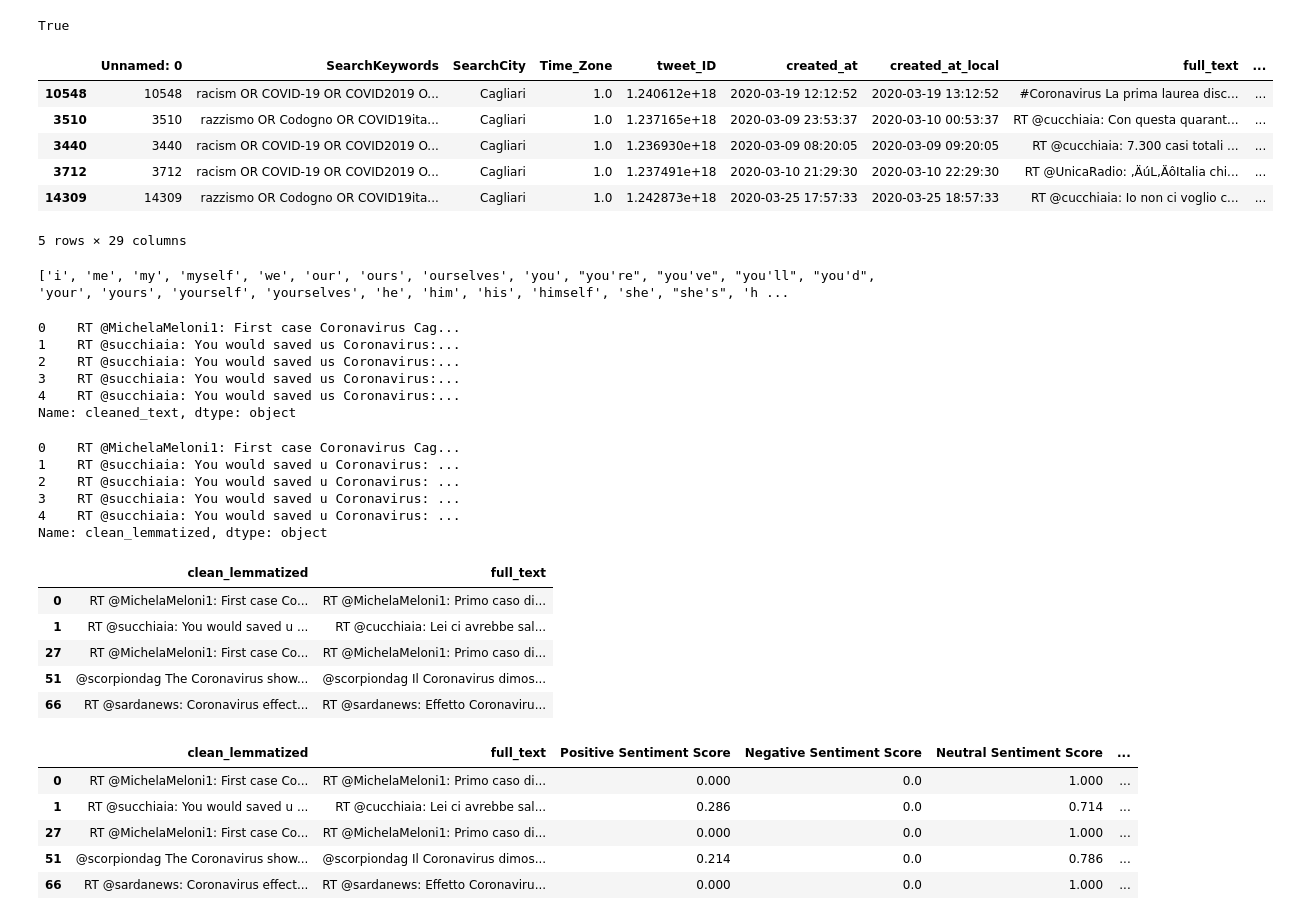
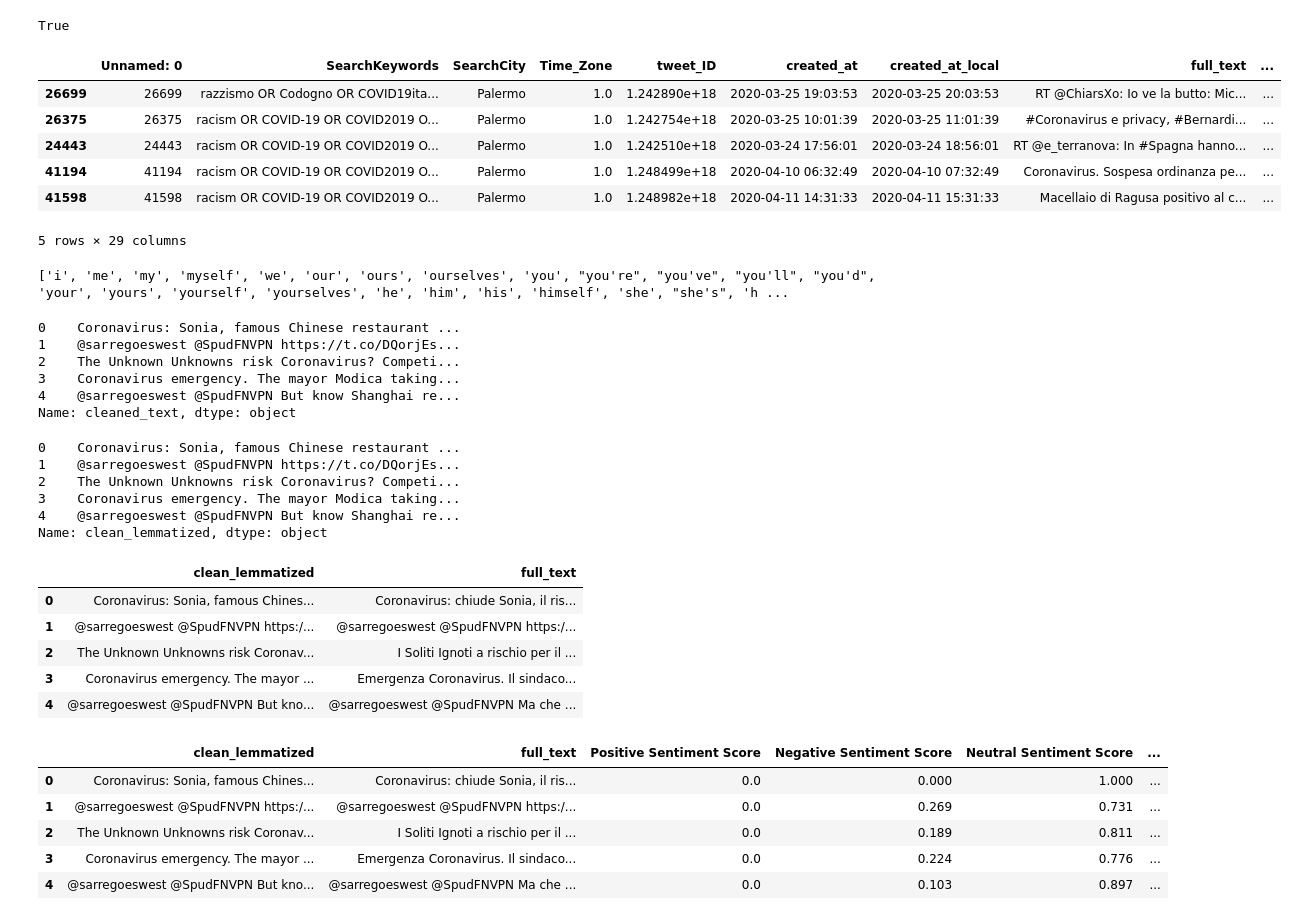
Before and after one commit to HDMA-SDSU/Translate-Tweets, a Jupyter notebook: sentiment-analysis/Sentiment-Analysis.ipynb, the cells around one changed output. Drawn from its saved outputs; the diff is of its cells as text; code cells hidden in the pictures.

```diff
--- a/sentiment-analysis/Sentiment-Analysis.ipynb
+++ b/sentiment-analysis/Sentiment-Analysis.ipynb
@@ -15,15 +15,16 @@ nltk.download('wordnet')
 True
 # %%
 # Read in data here
-text_data = pd.read_excel('C:\\Users\\jackm\\Documents\\COVID-CrowdFight\\data\\200514 - Jack\\Translated-Cagliari.xlsx')
+location_name = "Palermo"
+text_data = pd.read_excel('C:\\Users\\jackm\\Documents\\COVID-CrowdFight\\data\\200514 - Jack\\Translated-Palermo.xlsx')
 display(text_data.sample(5))
 # %% [output]
 |  | Unnamed: 0 | SearchKeywords | SearchCity | Time_Zone | tweet_ID | created_at | created_at_local | full_text | ... |
-| 10548 | 10548 | racism OR COVID-19 OR COVID2019 O... | Cagliari | 1.0 | 1.240612e+18 | 2020-03-19 12:12:52 | 2020-03-19 13:12:52 | #Coronavirus La prima laurea disc... | ... |
-| 3510 | 3510 | razzismo OR Codogno OR COVID19ita... | Cagliari | 1.0 | 1.237165e+18 | 2020-03-09 23:53:37 | 2020-03-10 00:53:37 | RT @cucchiaia: Con questa quarant... | ... |
-| 3440 | 3440 | racism OR COVID-19 OR COVID2019 O... | Cagliari | 1.0 | 1.236930e+18 | 2020-03-09 08:20:05 | 2020-03-09 09:20:05 | RT @cucchiaia: 7.300 casi totali ... | ... |
-| 3712 | 3712 | racism OR COVID-19 OR COVID2019 O... | Cagliari | 1.0 | 1.237491e+18 | 2020-03-10 21:29:30 | 2020-03-10 22:29:30 | RT @UnicaRadio: ‚ÄúL‚ÄôItalia chi... | ... |
-| 14309 | 14309 | razzismo OR Codogno OR COVID19ita... | Cagliari | 1.0 | 1.242873e+18 | 2020-03-25 17:57:33 | 2020-03-25 18:57:33 | RT @cucchiaia: Io non ci voglio c... | ... |
+| 26699 | 26699 | razzismo OR Codogno OR COVID19ita... | Palermo | 1.0 | 1.242890e+18 | 2020-03-25 19:03:53 | 2020-03-25 20:03:53 | RT @ChiarsXo: Io ve la butto: Mic... | ... |
+| 26375 | 26375 | racism OR COVID-19 OR COVID2019 O... | Palermo | 1.0 | 1.242754e+18 | 2020-03-25 10:01:39 | 2020-03-25 11:01:39 | #Coronavirus e privacy, #Bernardi... | ... |
+| 24443 | 24443 | racism OR COVID-19 OR COVID2019 O... | Palermo | 1.0 | 1.242510e+18 | 2020-03-24 17:56:01 | 2020-03-24 18:56:01 | RT @e_terranova: In #Spagna hanno... | ... |
+| 41194 | 41194 | racism OR COVID-19 OR COVID2019 O... | Palermo | 1.0 | 1.248499e+18 | 2020-04-10 06:32:49 | 2020-04-10 07:32:49 | Coronavirus. Sospesa ordinanza pe... | ... |
+| 41598 | 41598 | racism OR COVID-19 OR COVID2019 O... | Palermo | 1.0 | 1.248982e+18 | 2020-04-11 14:31:33 | 2020-04-11 15:31:33 | Macellaio di Ragusa positivo al c... | ... |
 5 rows × 29 columns
 # %%
 # Import english stop words
@@ -53,11 +54,11 @@ text_data['cleaned_text'] = text_data['cleaned_text'].apply(collapse_list_to_str
 
 display(text_data['cleaned_text'].head(5))
 # %% [output]
-0    RT @MichelaMeloni1: First case Coronavirus Cag...
-1    RT @succhiaia: You would saved us Coronavirus:...
-2    RT @succhiaia: You would saved us Coronavirus:...
-3    RT @succhiaia: You would saved us Coronavirus:...
-4    RT @succhiaia: You would saved us Coronavirus:...
+0    Coronavirus: Sonia, famous Chinese restaurant ...
+1    @sarregoeswest @SpudFNVPN https://t.co/DQorjEs...
+2    The Unknown Unknowns risk Coronavirus? Competi...
+3    Coronavirus emergency. The mayor Modica taking...
+4    @sarregoeswest @SpudFNVPN But know Shanghai re...
 Name: cleaned_text, dtype: object
 # %%
 # Lemmatize cleaned text (stem words)
@@ -74,22 +75,22 @@ text_data['clean_lemmatized'] = text_data['clean_lemmatized'].apply(collapse_lis
 
 display(text_data['clean_lemmatized'].head(5))
 # %% [output]
-0    RT @MichelaMeloni1: First case Coronavirus Cag...
-1    RT @succhiaia: You would saved u Coronavirus: ...
-2    RT @succhiaia: You would saved u Coronavirus: ...
-3    RT @succhiaia: You would saved u Coronavirus: ...
-4    RT @succhiaia: You would saved u Coronavirus: ...
+0    Coronavirus: Sonia, famous Chinese restaurant ...
+1    @sarregoeswest @SpudFNVPN https://t.co/DQorjEs...
+2    The Unknown Unknowns risk Coronavirus? Competi...
+3    Coronavirus emergency. The mayor Modica taking...
+4    @sarregoeswest @SpudFNVPN But know Shanghai re...
 Name: clean_lemmatized, dtype: object
 # %%
 output_df = pd.DataFrame(text_data[['clean_lemmatized','full_text']].drop_duplicates())
 display(output_df.head(5))
 # %% [output]
 |  | clean_lemmatized | full_text |
-| 0 | RT @MichelaMeloni1: First case Co... | RT @MichelaMeloni1: Primo caso di... |
-| 1 | RT @succhiaia: You would saved u ... | RT @cucchiaia: Lei ci avrebbe sal... |
-| 27 | RT @MichelaMeloni1: First case Co... | RT @MichelaMeloni1: Primo caso di... |
-| 51 | @scorpiondag The Coronavirus show... | @scorpiondag Il Coronavirus dimos... |
-| 66 | RT @sardanews: Coronavirus effect... | RT @sardanews: Effetto Coronaviru... |
+| 0 | Coronavirus: Sonia, famous Chines... | Coronavirus: chiude Sonia, il ris... |
+| 1 | @sarregoeswest @SpudFNVPN https:/... | @sarregoeswest @SpudFNVPN https:/... |
+| 2 | The Unknown Unknowns risk Coronav... | I Soliti Ignoti a rischio per il ... |
+| 3 | Coronavirus emergency. The mayor ... | Emergenza Coronavirus. Il sindaco... |
+| 4 | @sarregoeswest @SpudFNVPN But kno... | @sarregoeswest @SpudFNVPN Ma che ... |
 # %%
 from vaderSentiment.vaderSentiment import SentimentIntensityAnalyzer
 sid_analyzer = SentimentIntensityAnalyzer()
@@ -108,9 +109,9 @@ output_df['Compound Sentiment Score'] = output_df['clean_lemmatized'].astype(str
 display(output_df.head(5))
 # %% [output]
 |  | clean_lemmatized | full_text | Positive Sentiment Score | Negative Sentiment Score | Neutral Sentiment Score | ... |
-| 0 | RT @MichelaMeloni1: First case Co... | RT @MichelaMeloni1: Primo caso di... | 0.000 | 0.0 | 1.000 | ... |
-| 1 | RT @succhiaia: You would saved u ... | RT @cucchiaia: Lei ci avrebbe sal... | 0.286 | 0.0 | 0.714 | ... |
-| 27 | RT @MichelaMeloni1: First case Co... | RT @MichelaMeloni1: Primo caso di... | 0.000 | 0.0 | 1.000 | ... |
-| 51 | @scorpiondag The Coronavirus show... | @scorpiondag Il Coronavirus dimos... | 0.214 | 0.0 | 0.786 | ... |
-| 66 | RT @sardanews: Coronavirus effect... | RT @sardanews: Effetto Coronaviru... | 0.000 | 0.0 | 1.000 | ... |
+| 0 | Coronavirus: Sonia, famous Chines... | Coronavirus: chiude Sonia, il ris... | 0.0 | 0.000 | 1.000 | ... |
+| 1 | @sarregoeswest @SpudFNVPN https:/... | @sarregoeswest @SpudFNVPN https:/... | 0.0 | 0.269 | 0.731 | ... |
+| 2 | The Unknown Unknowns risk Coronav... | I Soliti Ignoti a rischio per il ... | 0.0 | 0.189 | 0.811 | ... |
+| 3 | Coronavirus emergency. The mayor ... | Emergenza Coronavirus. Il sindaco... | 0.0 | 0.224 | 0.776 | ... |
+| 4 | @sarregoeswest @SpudFNVPN But kno... | @sarregoeswest @SpudFNVPN Ma che ... | 0.0 | 0.103 | 0.897 | ... |
 # %%
```
Also changed, not shown: parts of 3 cells of this notebook, 3 other files.
